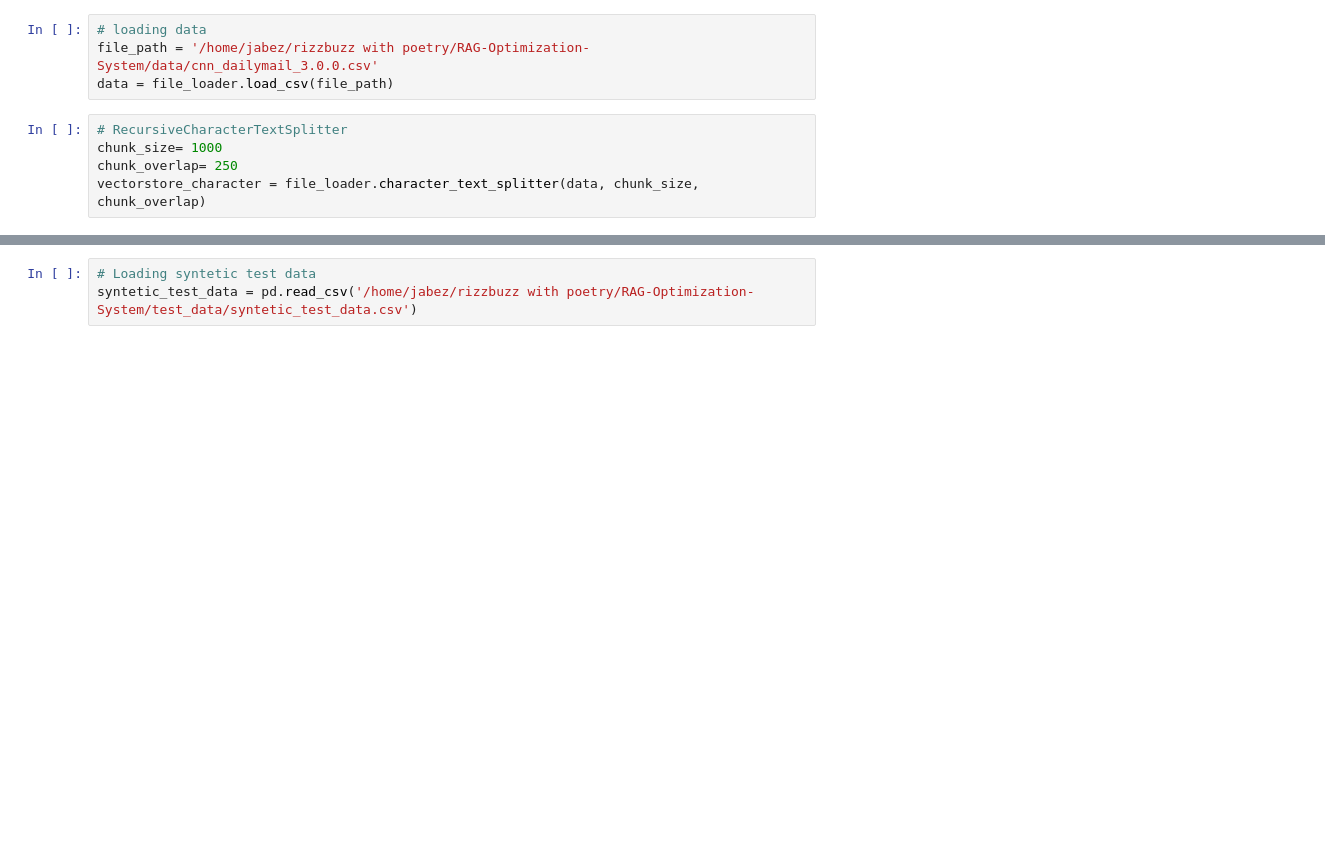
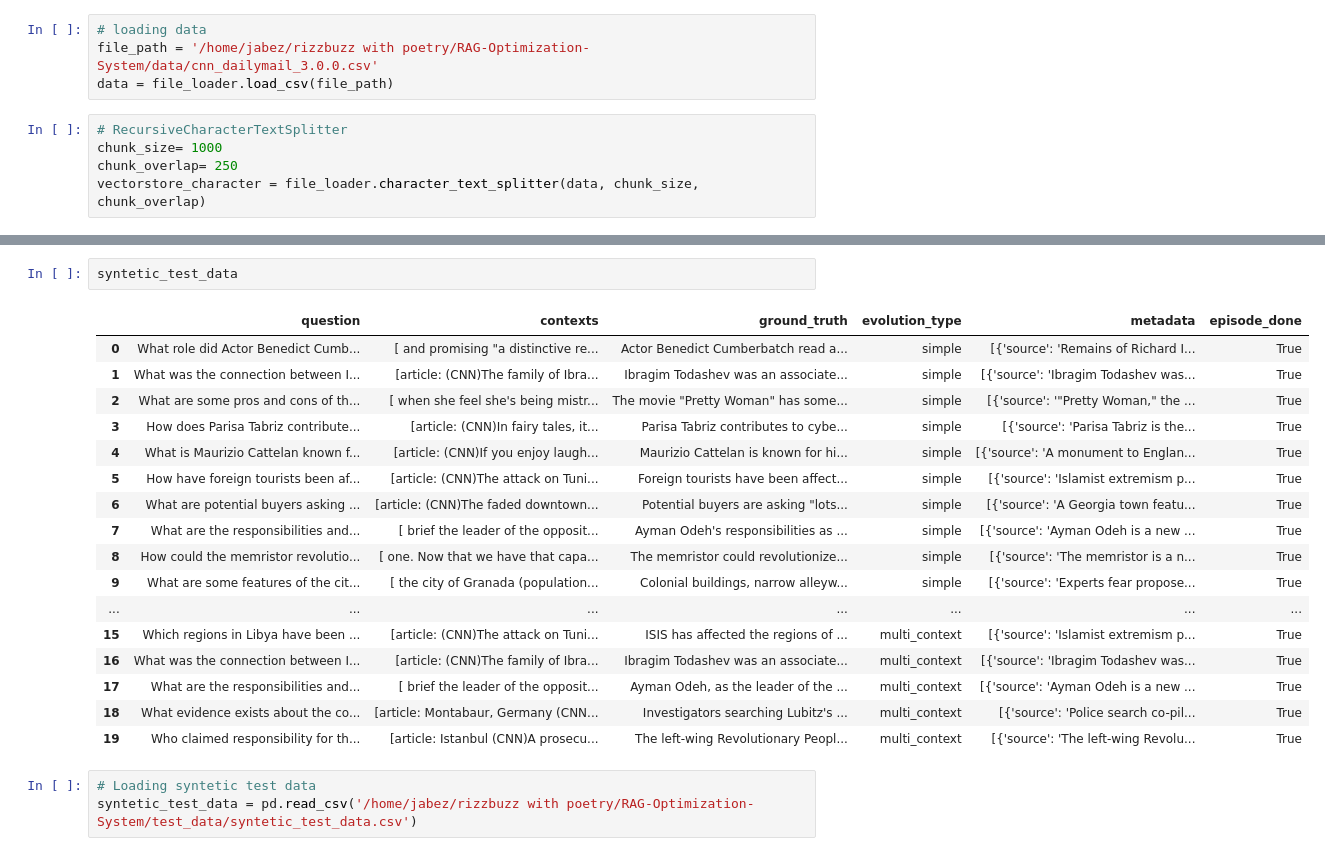
Before and after one commit to JabezETH/RAG-Optimization-System, a Jupyter notebook: notebooks/simple_rag_evaluation.ipynb, the cells around one changed output, grey strips where cells are left out. Saved outputs shown, nothing was run; the diff lists cells and outputs as text; blank space fills up the shorter version.

Commit message:
increasing the size of test data

```diff
--- a/notebooks/simple_rag_evaluation.ipynb
+++ b/notebooks/simple_rag_evaluation.ipynb
@@ -41,3 +52,23 @@ Filename and doc_id are the same for all nodes.
+# %%
+syntetic_test_data
+# %% [output]
+|  | question | contexts | ground_truth | evolution_type | metadata | episode_done |
+| 0 | What role did Actor Benedict Cumb... | [ and promising "a distinctive re... | Actor Benedict Cumberbatch read a... | simple | [{'source': 'Remains of Richard I... | True |
+| 1 | What was the connection between I... | [article: (CNN)The family of Ibra... | Ibragim Todashev was an associate... | simple | [{'source': 'Ibragim Todashev was... | True |
+| 2 | What are some pros and cons of th... | [ when she feel she's being mistr... | The movie "Pretty Woman" has some... | simple | [{'source': '"Pretty Woman," the ... | True |
+| 3 | How does Parisa Tabriz contribute... | [article: (CNN)In fairy tales, it... | Parisa Tabriz contributes to cybe... | simple | [{'source': 'Parisa Tabriz is the... | True |
+| 4 | What is Maurizio Cattelan known f... | [article: (CNN)If you enjoy laugh... | Maurizio Cattelan is known for hi... | simple | [{'source': 'A monument to Englan... | True |
+| 5 | How have foreign tourists been af... | [article: (CNN)The attack on Tuni... | Foreign tourists have been affect... | simple | [{'source': 'Islamist extremism p... | True |
+| 6 | What are potential buyers asking ... | [article: (CNN)The faded downtown... | Potential buyers are asking "lots... | simple | [{'source': 'A Georgia town featu... | True |
+| 7 | What are the responsibilities and... | [ brief the leader of the opposit... | Ayman Odeh's responsibilities as ... | simple | [{'source': 'Ayman Odeh is a new ... | True |
+| 8 | How could the memristor revolutio... | [ one. Now that we have that capa... | The memristor could revolutionize... | simple | [{'source': 'The memristor is a n... | True |
+| 9 | What are some features of the cit... | [ the city of Granada (population... | Colonial buildings, narrow alleyw... | simple | [{'source': 'Experts fear propose... | True |
+| ... | ... | ... | ... | ... | ... | ... |
+| 15 | Which regions in Libya have been ... | [article: (CNN)The attack on Tuni... | ISIS has affected the regions of ... | multi_context | [{'source': 'Islamist extremism p... | True |
+| 16 | What was the connection between I... | [article: (CNN)The family of Ibra... | Ibragim Todashev was an associate... | multi_context | [{'source': 'Ibragim Todashev was... | True |
+| 17 | What are the responsibilities and... | [ brief the leader of the opposit... | Ayman Odeh, as the leader of the ... | multi_context | [{'source': 'Ayman Odeh is a new ... | True |
+| 18 | What evidence exists about the co... | [article: Montabaur, Germany (CNN... | Investigators searching Lubitz's ... | multi_context | [{'source': 'Police search co-pil... | True |
+| 19 | Who claimed responsibility for th... | [article: Istanbul (CNN)A prosecu... | The left-wing Revolutionary Peopl... | multi_context | [{'source': 'The left-wing Revolu... | True |
 # %%
 # Loading syntetic test data
 syntetic_test_data = pd.read_csv('/home/jabez/rizzbuzz with poetry/RAG-Optimization-System/test_data/syntetic_test_data.csv')
```
Also changed, not shown: parts of 3 cells of this notebook, 5 other files.
